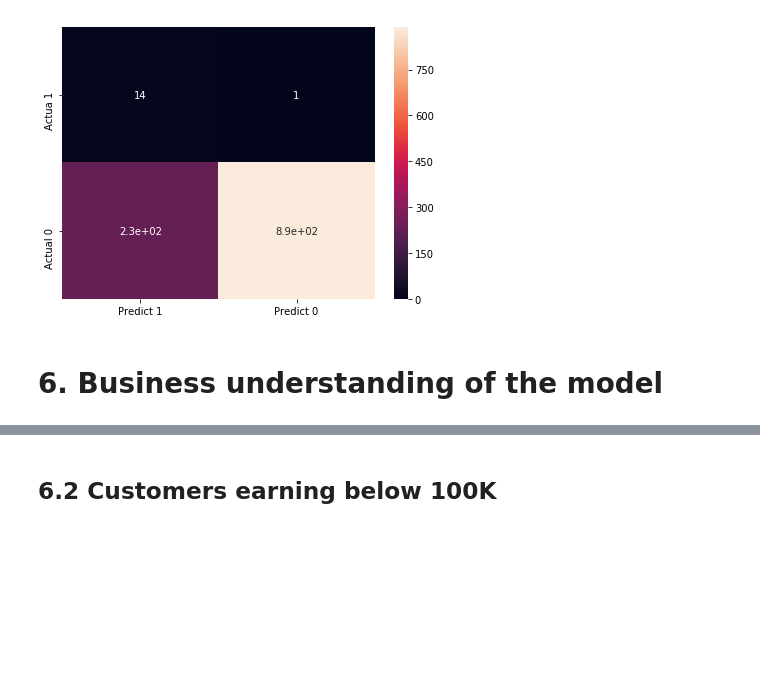
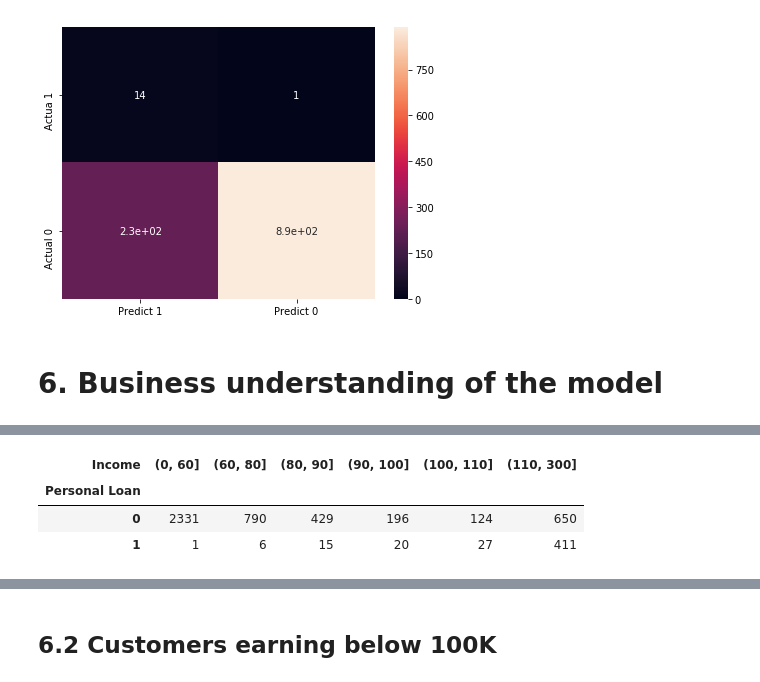
Before and after one commit to koksoon100/UTexas-Austin-Week-6-Assignment, a Jupyter notebook: week_2_assignment_11March2020.ipynb, the cells around one changed output, grey strips where cells are left out. Saved outputs shown, nothing was run; the diff lists cells and outputs as text; code cells hidden in the pictures; blank space fills up the shorter version.

```diff
--- a/week_2_assignment_11March2020.ipynb
+++ b/week_2_assignment_11March2020.ipynb
@@ -830 +916,10 @@ We can divide the customers into two to three groups depending on sales resource
+# %%
+bins = [0,60,80,90,100,110,300]
+groups = bank_data.groupby(['Personal Loan', pd.cut(bank_data['Income'], bins)])
+groups.size().unstack()
+# %% [output]
+| Income | (0, 60] | (60, 80] | (80, 90] | (90, 100] | (100, 110] | (110, 300] |
+| Personal Loan |  |  |  |  |  |  |
+| 0 | 2331 | 790 | 429 | 196 | 124 | 650 |
+| 1 | 1 | 6 | 15 | 20 | 27 | 411 |
 # %% [markdown]
```
Also changed, not shown: parts of 13 cells of this notebook.
